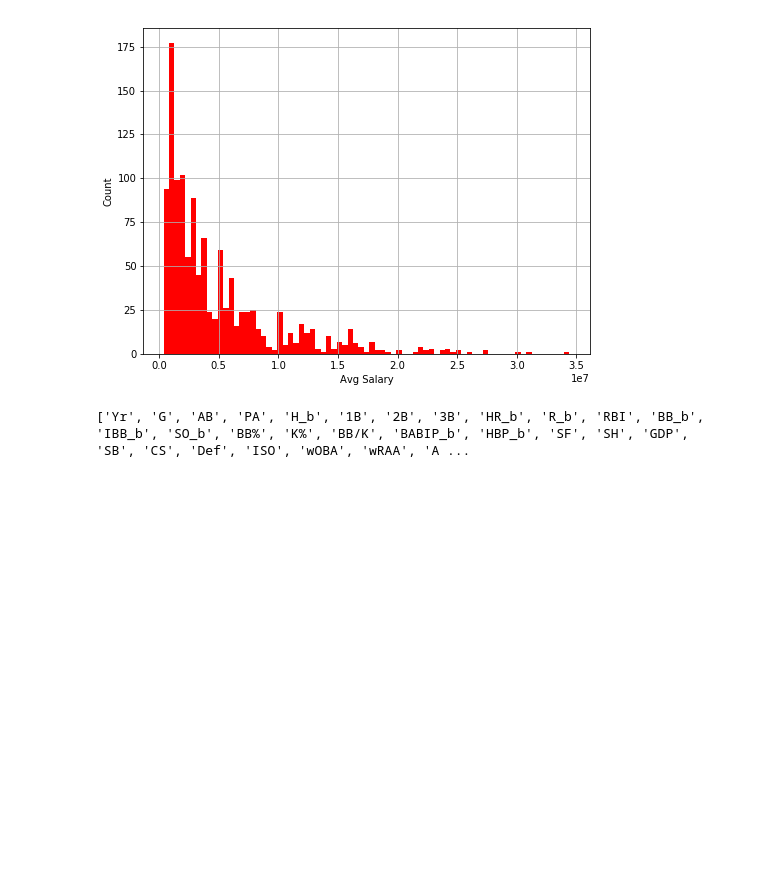
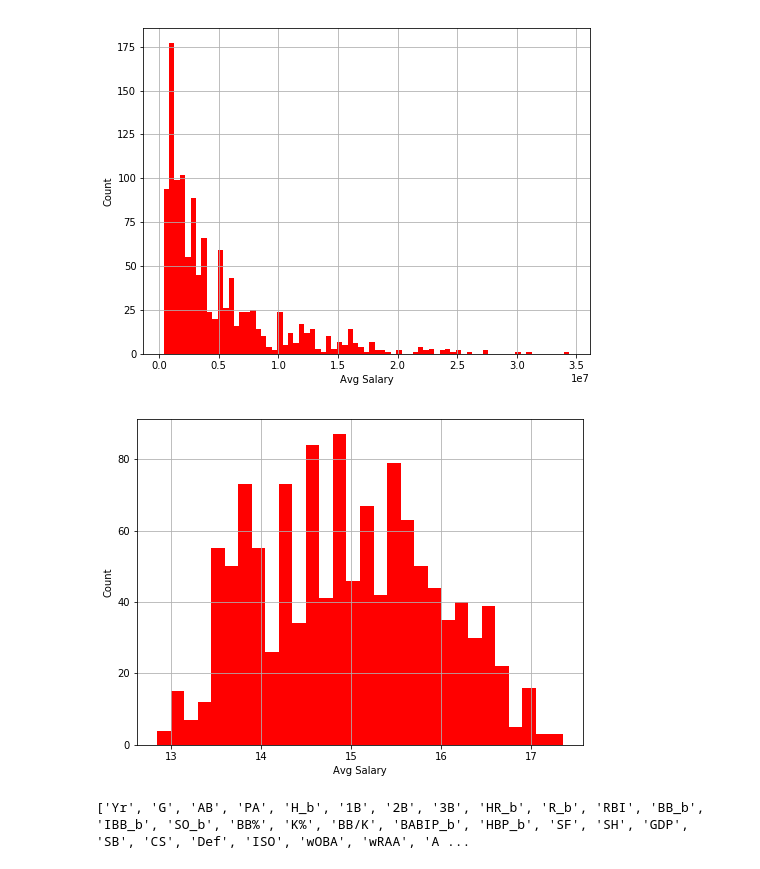
Before and after one commit to nano199019/Personal_Project, a Jupyter notebook: MLB_Project/1st.ipynb, the cells around one changed output. Cells and saved outputs as stored; diff of their text form; code cells hidden in the pictures; blank space fills up the shorter version.

```diff
--- a/MLB_Project/1st.ipynb
+++ b/MLB_Project/1st.ipynb
@@ -12,7 +12,7 @@ import seaborn as sns
 pd.set_option('display.max_rows', None)
 pd.set_option('display.max_columns', None)
 # %%
-df = pd.read_csv('../csv/mlb_fa_list.csv')
+df = pd.read_csv('../dataset//mlb_fa_list.csv')
 
 print(df.shape)
 df.tail()
@@ -118,6 +118,17 @@ plt.grid()
 plt.show()
 # %% [output]
 [figure]
+# %%
+s_logsal = np.log(df['Salary'].copy())
+# %%
+plt.figure(figsize=(8, 6))
+plt.hist(s_logsal, bins=30, color='r')
+plt.xlabel('Avg Salary')
+plt.ylabel('Count')
+plt.grid()
+plt.show()
+# %% [output]
+[figure, added]
 # %%
 df_x_cols = df_x.columns.tolist()
 print(df_x_cols)
```
